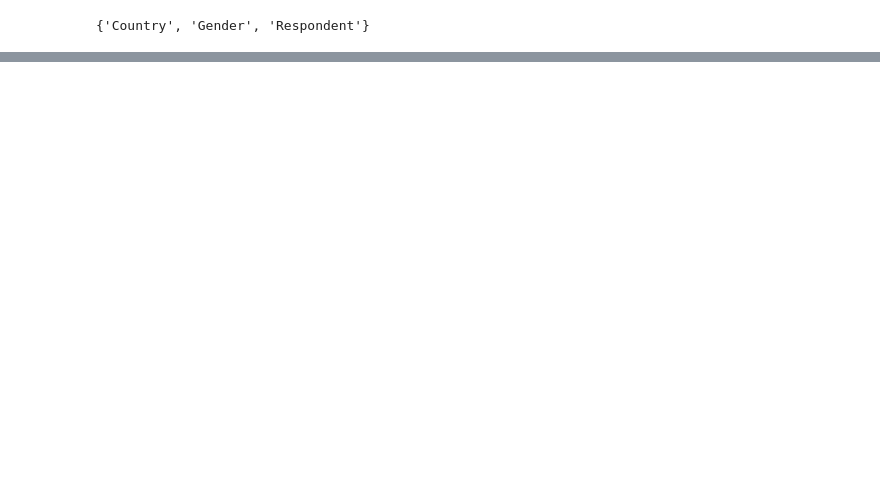
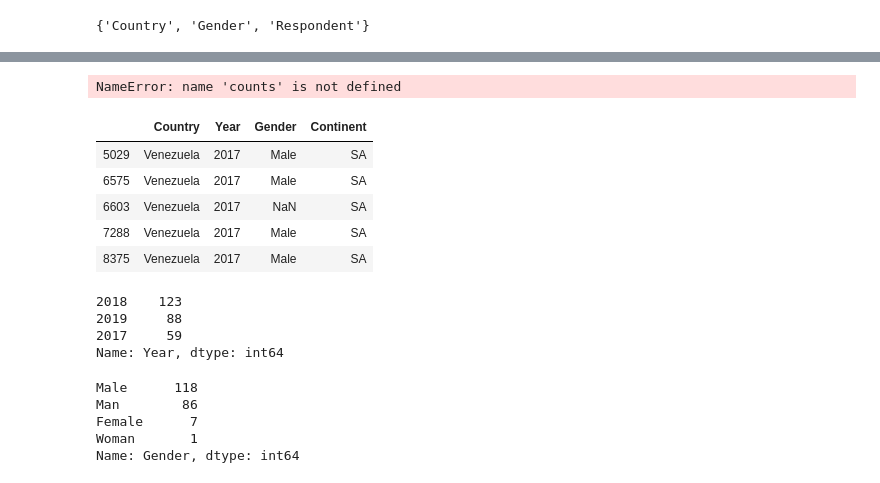
Before and after one commit to ojcastillo/Analysis-StackOverflow-Survey, a Jupyter notebook: Stack Overflow Survey Analysis.ipynb, the cells around one changed output, grey strips where cells are left out. Cells and saved outputs as stored; diff of their text form; code cells hidden in the pictures; blank space fills up the shorter version.

```diff
--- a/Stack Overflow Survey Analysis.ipynb
+++ b/Stack Overflow Survey Analysis.ipynb
@@ -113,0 +157,30 @@ common_cols
+# %%
+plt.barh(counts._index[:20], counts.values[:20])
+plt.title('Counts per country')
+# %% [output]
+NameError: name 'counts' is not defined
+# %%
+vz_df = full_df[full_df['Country'] == 'Venezuela']
+vz_df.head()
+# %% [output]
+|  | Country | Year | Gender | Continent |
+| 5029 | Venezuela | 2017 | Male | SA |
+| 6575 | Venezuela | 2017 | Male | SA |
+| 6603 | Venezuela | 2017 | NaN | SA |
+| 7288 | Venezuela | 2017 | Male | SA |
+| 8375 | Venezuela | 2017 | Male | SA |
+# %%
+vz_df['Year'].value_counts()
+# %% [output]
+2018    123
+2019     88
+2017     59
+Name: Year, dtype: int64
+# %%
+vz_df['Gender'].value_counts()
+# %% [output]
+Male      118
+Man        86
+Female      7
+Woman       1
+Name: Gender, dtype: int64
```
Also changed, not shown: parts of 32 cells of this notebook, 2 other files.
